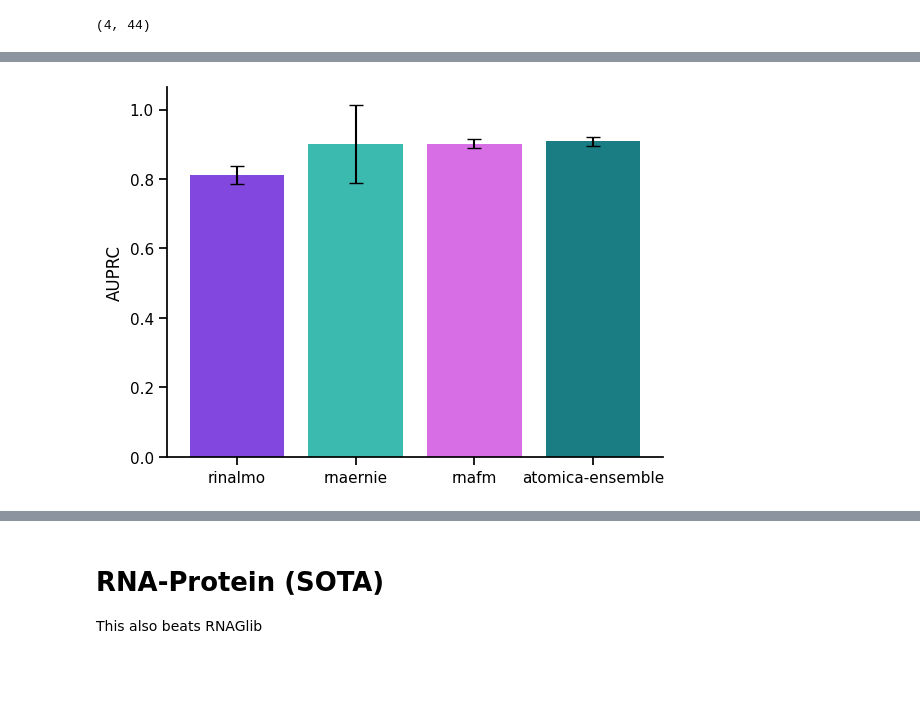
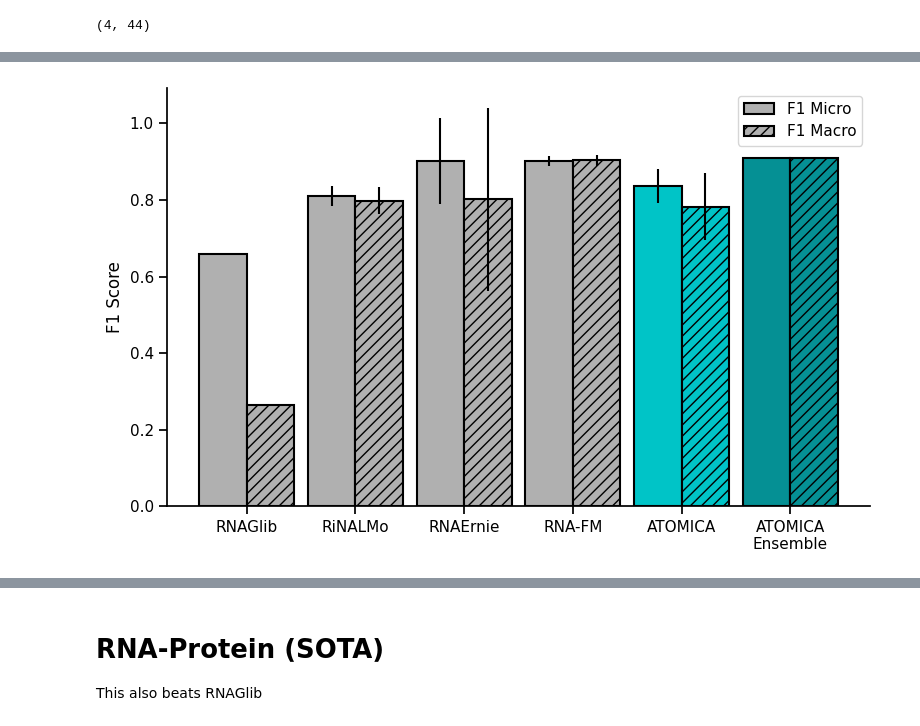
Before and after one commit to mims-harvard/ATOMICA, a Jupyter notebook: case_studies/rnaglib_tasks/inference.ipynb, the cells around one changed output, grey strips where cells are left out. Saved outputs shown, nothing was run; the diff lists cells and outputs as text; code cells hidden in the pictures; blank space fills up the shorter version.

```diff
--- a/case_studies/rnaglib_tasks/inference.ipynb
+++ b/case_studies/rnaglib_tasks/inference.ipynb
@@ -136,3 +146,21 @@ def get_atomica_results(model_checkpoint, task_name, split="val", threshold=0.5,
 
     atomica_results.to_parquet(os.path.join(os.path.dirname(model_checkpoint), f"{split}_atomica_results.parquet"))
     return atomica_results
+# %%
+def load_rnaglib_baseline(fname):
+    with open(fname, "r") as f:
+        lines = f.readlines()
+    lines = [line.strip()[len("Test metrics: "):] for line in lines if line.startswith("Test metrics: ")]
+    metrics = [ast.literal_eval(line) for line in lines]
+    return pd.DataFrame(metrics)
+
+rnaglib_baselines = {}
+for i, task_name in enumerate(["RNA_Ligand","RNA_Site","RNA_Protein","RNAGo"]):
+    fname = glob(f"/n/netscratch/mzitnik_lab/Lab/afang/job_status/train_rnaglib_baselines.*.54939697_{i}.out")
+    df = load_rnaglib_baseline(fname[0])
+    df['baseline_model'] = 'RNAGlib'
+    agg_method = {col: ['mean', 'std'] for col in df.columns if col != 'baseline_model'}
+    df = df.groupby('baseline_model').agg(agg_method)
+    print(task_name)
+    display(df)
+    rnaglib_baselines[task_name] = df
@@ -523,32 +600,62 @@ np.sum(np.logical_and(rnafm_tp==False, atomica_tp)), len(y_true)
 # %% [output]
 (4, 44)
 # %%
-results = pd.concat([baseline_agg_results, atomica_metrics]).reset_index()
+results = pd.concat([
+    rnaglib_baselines['RNA_Ligand'],
+    baseline_agg_results,
+    atomica_metrics,
+]).reset_index()
 results.rename(columns={'index': 'model'}, inplace=True)
-results = results[results['model'] != 'atomica']
+results = results[results['model'] != 'atomica-val']
 
-# Plot using barplot
-ax = sns.barplot(x='model', y=('f1_micro', 'mean'), data=results, capsize=0.2, palette=custom_colors)
+# Prepare data for grouped bars
+n_models = len(results)
+width = 0.35  # Width of each bar
+spacing = 0.8  # Spacing between model groups (total width of each group including gap)
 
-# Manually add error bars using the values of mean and std for each model
-x_positions = np.arange(len(results['model']))
-y_means = results[('f1_micro', 'mean')].values
-y_stds = results[('f1_micro', 'std')].values
+# Create x positions with gaps between model groups
+x = np.arange(n_models) * spacing
 
-ax.errorbar(
-    x=x_positions,
-    y=y_means,
-    yerr=y_stds,
-    fmt='none',
-    c='black',
-    capsize=5,
-    elinewidth=1.5
-)
+# Get values for both metrics
+f1_micro_means = results[('f1_micro', 'mean')].values
+f1_micro_stds = results[('f1_micro', 'std')].values
+f1_macro_means = results[('f1_macro', 'mean')].values
+f1_macro_stds = results[('f1_macro', 'std')].values
 
-ax.set_xticks(x_positions)
-ax.set_xticklabels(results['model'])
+# Create the plot
+fig, ax = plt.subplots(figsize=(8, 5))
+
+# Plot bars side by side with no gap (adjacent positions)
+# f1_micro bars (left, solid)
+bars1 = []
+for i in range(n_models):
+    bar = ax.bar(x[i] - width/2, f1_micro_means[i], width,
+                 color=custom_colors[i], edgecolor='black', linewidth=1.5,
+                 label='F1 Micro' if i == 0 else '')
+    bars1.append(bar)
+
+# f1_macro bars (right, with diagonal hatching)
+bars2 = []
+for i in range(n_models):
+    bar = ax.bar(x[i] + width/2, f1_macro_means[i], width,
+                 color=custom_colors[i], edgecolor='black', linewidth=1.5,
+                 hatch='///', label='F1 Macro' if i == 0 else '')
+    bars2.append(bar)
+
+# Add error bars
+ax.errorbar(x - width/2, f1_micro_means, yerr=f1_micro_stds,
+            fmt='none', c='black', elinewidth=1.5)
+ax.errorbar(x + width/2, f1_macro_means, yerr=f1_macro_stds,
+            fmt='none', c='black', elinewidth=1.5)
+
+# Customize the plot
+ax.set_ylabel('F1 Score', fontsize=12)
+ax.set_xlabel('', fontsize=12)
+ax.set_xticks(x)
+ax.set_xticklabels([xtick_map[model] for model in results['model']])
+ax.legend(loc='best')
 sns.despine()
-ax.set_ylabel('AUPRC')
-ax.set_xlabel('')
+
+plt.tight_layout()
 plt.show()
 # %% [output]
@@ -558 +662 @@ Passing `palette` without assigning `hue` is deprecated and will be removed in v
-[figure, old version]
+[figure, new version]
```
Also changed, not shown: parts of 29 cells of this notebook, 3 other files.
